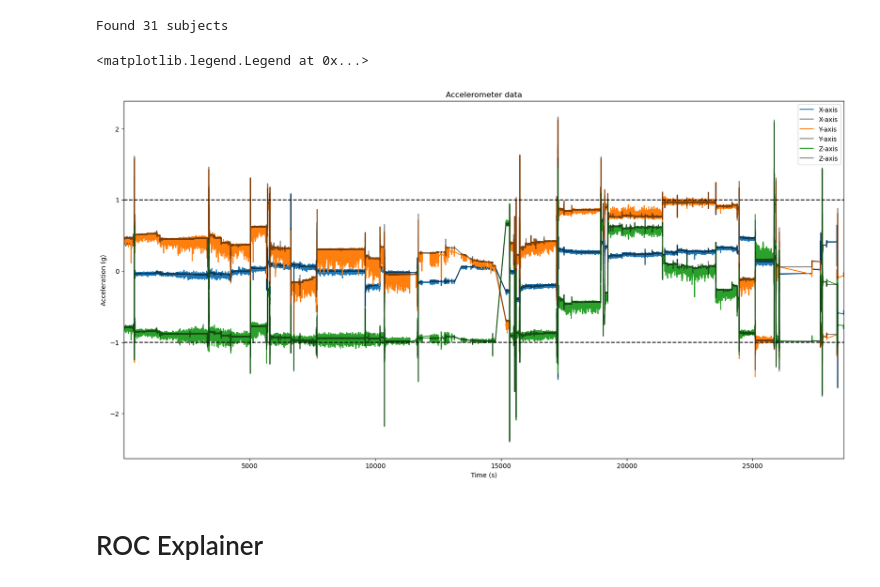
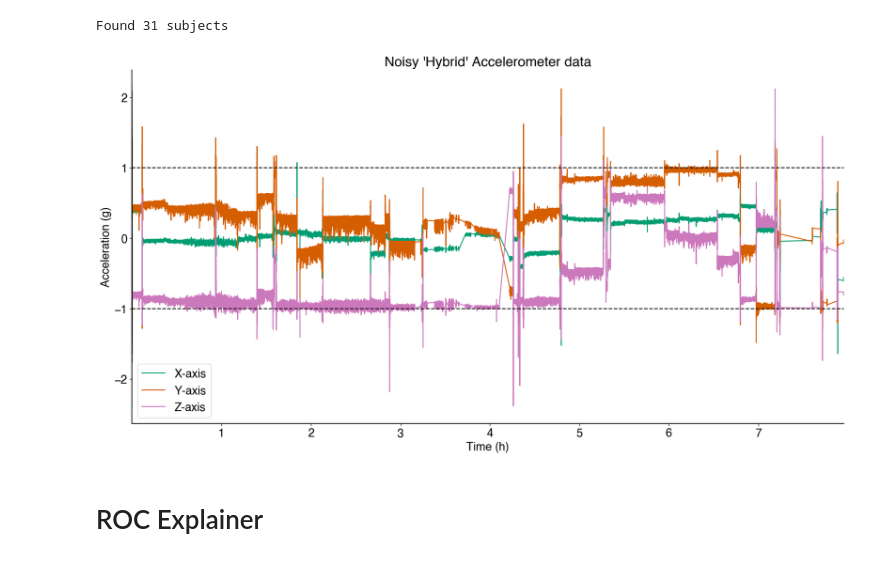
Before and after one commit to Arcascope/pisces, a Jupyter notebook: analyses/NHRC/narrative.ipynb, the cells around one changed output. Drawn from its saved outputs; the diff is of its cells as text; code cells hidden in the pictures.

```diff
--- a/analyses/NHRC/narrative.ipynb
+++ b/analyses/NHRC/narrative.ipynb
@@ -58,19 +89,25 @@ shape: (5, 4)
 from matplotlib import pyplot as plt
 
 
-fig, ax = plt.subplots(1, 1, figsize=(20, 10))
 
-axis_names = ['Time (s)', 'X-axis', 'Y-axis', 'Z-axis']
+def hybrid_overlay(ax, h0_accel, w0_accel):
+    axis_names = ['Time (h)', 'X-axis', 'Y-axis', 'Z-axis']
+    w0_time = w0_accel[:, 0]
+    w0_time /= 3600
+    h0_time = h0_accel[:, 0]
+    h0_time /= 3600
 
-for i in range(1, 4):
-    ax.plot(w0_accel[:, 0], w0_accel[:, i], label=axis_names[i])
+    for i in range(1, 4):
+        ax.plot(h0_accel[:, 0], h0_accel[:, i], label=axis_names[i], color=PALETTE[i+1])
+        ax.plot(w0_accel[:, 0], w0_accel[:, i], c='black', alpha=0.8)
 
-# draw horizontal -- lines at +/- 1g
-ax.axhline(1, color='black', linestyle='--')
-ax.axhline(-1, color='black', linestyle='--')
+    # draw horizontal -- lines at +/- 1g
+    ax.axhline(1, color='black', linestyle='--')
+    ax.axhline(-1, color='black', linestyle='--')
 
-ax.set_xlim(w0_accel[0, 0], w0_accel[-1, 0])
-ax.set_title("Accelerometer data")
-ax.set_xlabel(axis_names[0])
-ax.set_ylabel("Acceleration (g)")
-ax.legend()
+    ax.set_xlim(h0_accel[0, 0], h0_accel[-1, 0])
+    ax.set_title("Noisy 'Hybrid' Accelerometer data")
+    ax.set_xlabel(axis_names[0])
+    ax.set_ylabel("Acceleration (g)")
+    ax.legend()
+    set_plot_style(ax)
@@ -161,36 +174,17 @@ Text(0.5, 1.0, 'RGB Spectrogram of Accelerometer Data')
 hybrid = sets['hybrid_motion']
 hybrid.parse_data_sets()
 print(f"Found {len(hybrid.ids)} subjects")
+hybrid_0 = walch_0  # same data set ids, accelerometer data has just been modified
+
+h0_accel = hybrid.get_feature_data( 'accelerometer', hybrid_0,).to_numpy()
 # %% [output]
 Found 31 subjects
-# %%
-hybrid_0 = hybrid.ids[0]
-
-h0_accel = hybrid.get_feature_data( 'accelerometer', hybrid_0,)
-# %%
-from matplotlib import pyplot as plt
-
-
-fig, ax = plt.subplots(1, 1, figsize=(20, 10))
-
-axis_names = ['Time (s)', 'X-axis', 'Y-axis', 'Z-axis']
-
-for i in range(1, 4):
-    ax.plot(h0_accel[:, 0], h0_accel[:, i], label=axis_names[i])
-    ax.plot(w0_accel[:, 0], w0_accel[:, i], label=axis_names[i], c='black', alpha=0.5)
-
-# draw horizontal -- lines at +/- 1g
-ax.axhline(1, color='black', linestyle='--')
-ax.axhline(-1, color='black', linestyle='--')
-
-ax.set_xlim(h0_accel[0, 0], h0_accel[-1, 0])
-ax.set_title("Accelerometer data")
-ax.set_xlabel(axis_names[0])
-ax.set_ylabel("Acceleration (g)")
-ax.legend()
-# %% [output]
-<matplotlib.legend.Legend at 0x...>
-[figure, removed]
+# %%
+
+fig, ax = plt.subplots(1, 1, figsize=(20, 10))
+hybrid_overlay(ax, h0_accel, w0_accel)
+# %% [output]
+[figure, added]
 # %% [markdown]
 # ROC Explainer
 # %%
```
Also changed, not shown: parts of 16 cells of this notebook.
